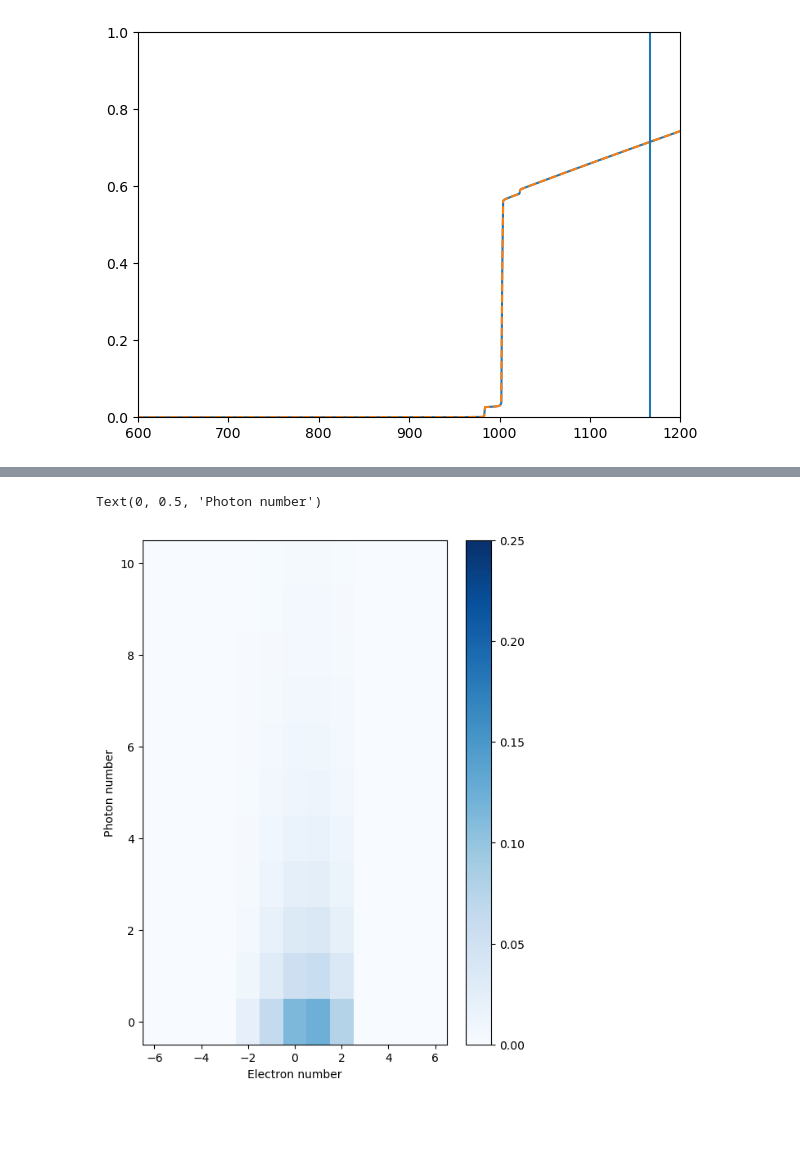
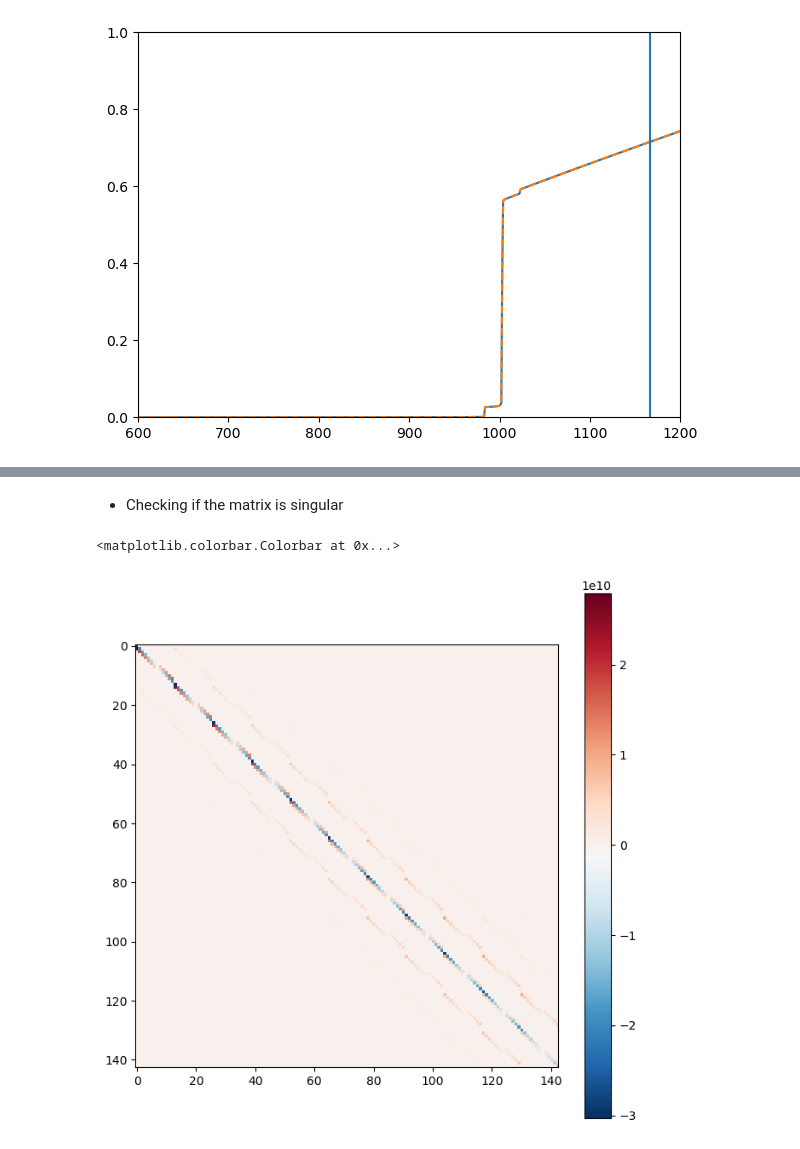
Before and after one commit to OgisT/RateEquations, a Jupyter notebook: RateEqs.ipynb, the cells around one changed output, grey strips where cells are left out. Saved outputs shown, nothing was run; the diff lists cells and outputs as text; code cells hidden in the pictures; blank space fills up the shorter version.

```diff
--- a/RateEqs.ipynb
+++ b/RateEqs.ipynb
@@ -1720,14 +1341,10 @@ ylim(0,1.04)
-# %%
-vtry = 1750
-vi = argmin(abs(v-vtry))
-fig, ax = subplots(figsize = (6,8))
-pnm = reshape(probn[vi,:], (len(phstates),len(elstates)))
-pcolormesh(elstates, phstates, pnm, vmin = 0, vmax = 0.25, cmap = 'Blues')
-colorbar()
-#gca().set_aspect(1)
-xlabel('Electron number')
-ylabel('Photon number')
-#colorbar()
-# %% [output]
-Text(0, 0.5, 'Photon number')
-[figure, removed]
+# %% [markdown]
+ - Checking if the matrix is singular
+# %%
+figure(figsize = (8,8))
+imshow(Gtotal[100,:,:], cmap = 'RdBu_r')
+#gca().set_aspect('equal')
+colorbar()
+# %% [output]
+<matplotlib.colorbar.Colorbar at 0x...>
+[figure, added]
```
Also changed, not shown: parts of 67 cells of this notebook.
